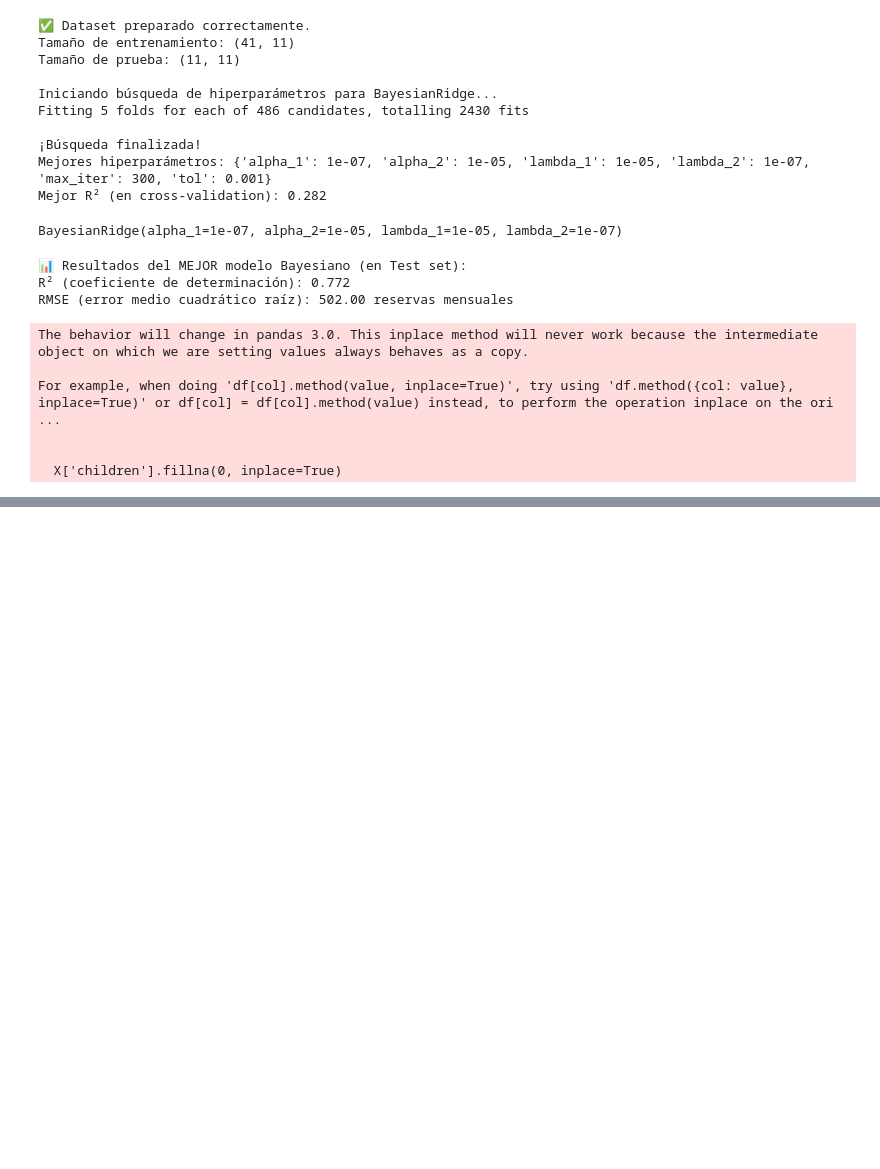
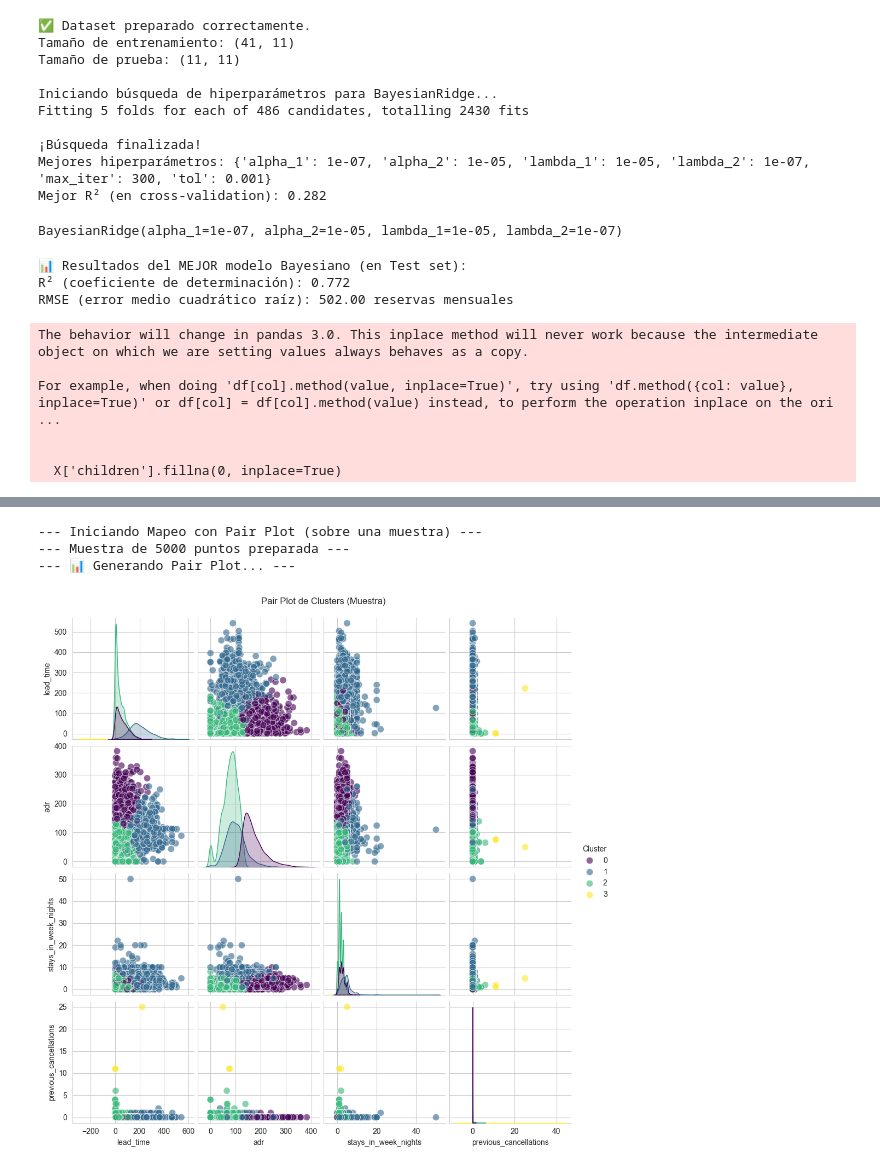
Before and after one commit to FerChaparro27/AA_hotel, a Jupyter notebook: edahotel.ipynb, the cells around one changed output, grey strips where cells are left out. Saved outputs shown, nothing was run; the diff lists cells and outputs as text; code cells hidden in the pictures; blank space fills up the shorter version.

```diff
--- a/edahotel.ipynb
+++ b/edahotel.ipynb
@@ -2064,0 +2097,62 @@ Passing `palette` without assigning `hue` is deprecated and will be removed in v
+# %%
+import seaborn as sns
+import matplotlib.pyplot as plt
+import pandas as pd
+
+print("--- Iniciando Mapeo con Pair Plot (sobre una muestra) ---")
+
+try:
+    # --- 1. Definir las variables a graficar ---
+    # ¡Asegúrate de que estas sean tus 4 variables clave!
+    # (Las que usaste en X_final)
+    columnas_para_plot = [
+        'lead_time',
+        'adr',
+        'stays_in_week_nights',
+        'previous_cancellations'
+        # ... (añade o quita según tus 4 variables)
+    ]
+
+    # --- 2. Preparar la Muestra ---
+    # Necesitamos las 4 variables Y la columna 'Cluster'
+    columnas_totales = columnas_para_plot + ['Cluster']
+
+    # Creamos un df solo con esas columnas, desde df_final (¡datos NO escalados!)
+    # Usamos .dropna() por si acaso, para que no falle el plot
+    df_plot = df_final[columnas_totales].dropna()
+
+    n_muestra = 5000
+    if len(df_plot) < n_muestra:
+        n_muestra = len(df_plot)
+
+    df_sample = df_plot.sample(n_muestra, random_state=42)
+    print(f"--- Muestra de {n_muestra} puntos preparada ---")
+
+    # --- 3. Generar el Pair Plot ---
+    # ¡Aquí ocurre la magia!
+    print("--- 📊 Generando Pair Plot... ---")
+
+    # 'hue' colorea por cluster
+    # 'kind='scatter'' asegura que sean gráficos de dispersión
+    g = sns.pairplot(
+        df_sample,
+        hue='Cluster',
+        palette='viridis',
+        diag_kind='kde', # Muestra la densidad en la diagonal
+        plot_kws={'alpha': 0.6, 's': 80, 'edgecolor': 'w'} # Estilo de puntos
+    )
+
+    g.fig.suptitle("Pair Plot de Clusters (Muestra)", y=1.02)
+    plt.show()
+
+except NameError as e:
+    print(f"\n--- ❌ ¡ERROR! Parece que 'df_final' no existe ---")
+    print(f"Detalle: {e}")
+except Exception as e:
+    print(f"\n--- ❌ Ocurrió un error inesperado ---")
+    print(f"Detalle: {e}")
+# %% [output]
+--- Iniciando Mapeo con Pair Plot (sobre una muestra) ---
+--- Muestra de 5000 puntos preparada ---
+--- 📊 Generando Pair Plot... ---
+[figure, added]
```
Also changed, not shown: parts of 6 cells of this notebook.
